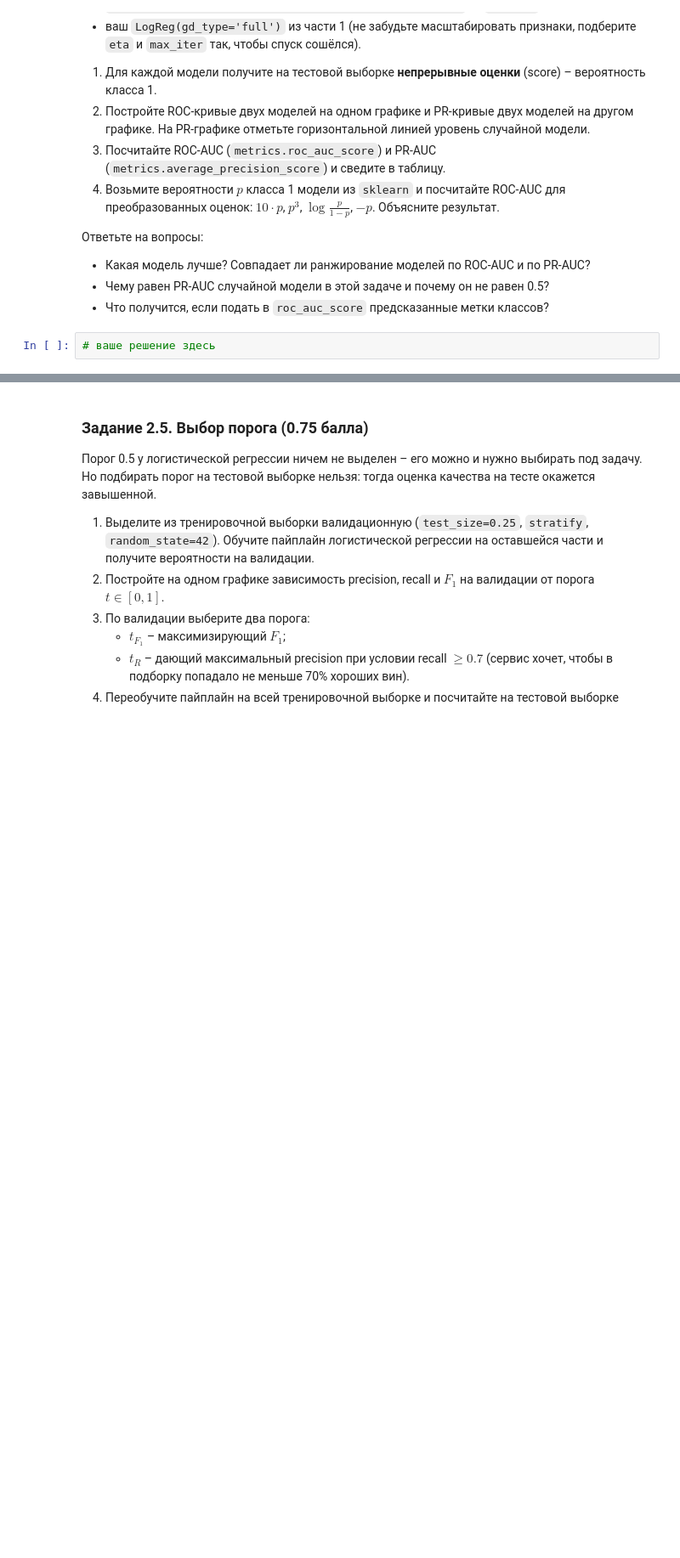
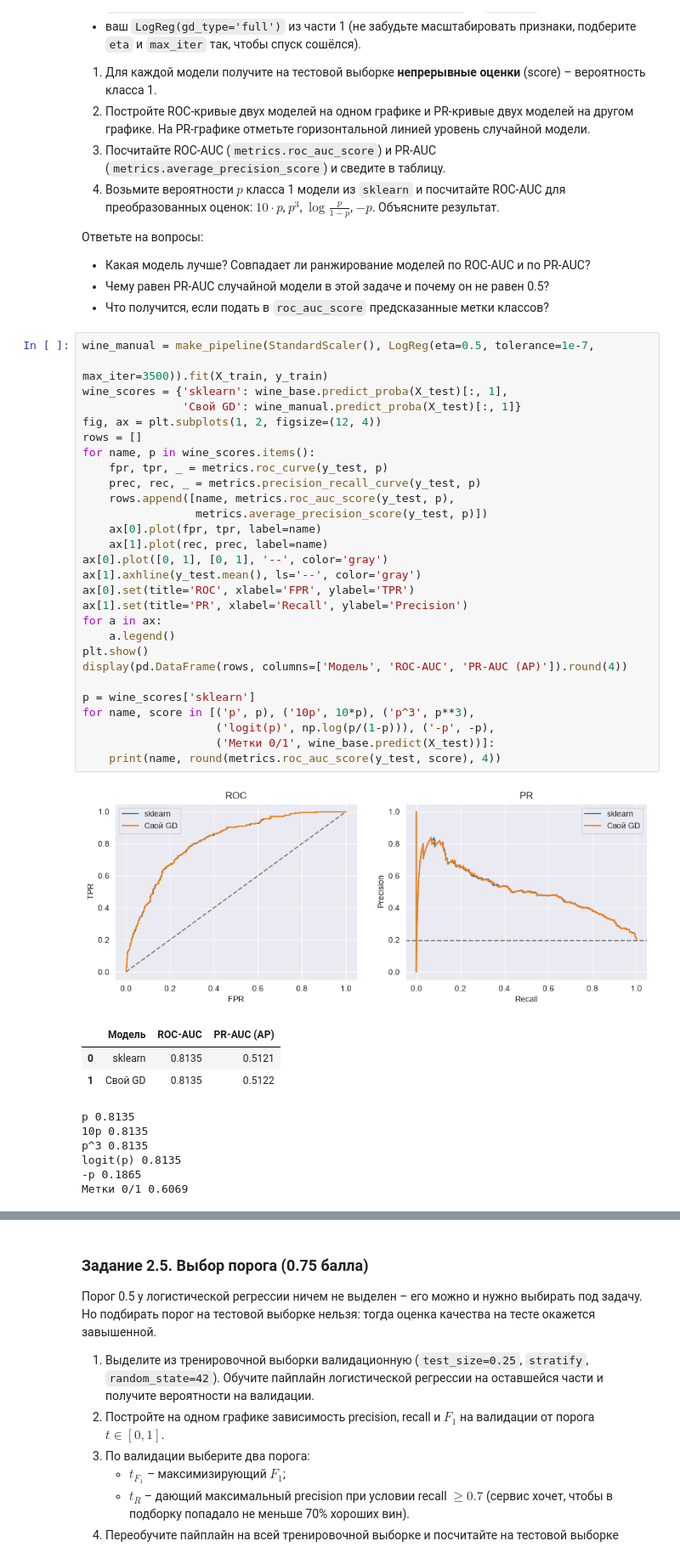
Before and after one commit to Rejep06/ml_hse_2026, a Jupyter notebook: homework/hw_3/HW3_MMDA.ipynb, the cells around one changed output, grey strips where cells are left out. Shown at 85% size. Cells and saved outputs as stored; diff of their text form; blank space fills up the shorter version.

```diff
--- a/homework/hw_3/HW3_MMDA.ipynb
+++ b/homework/hw_3/HW3_MMDA.ipynb
@@ -316,5 +507,42 @@ $$F_{\beta} = (1 + \beta^2)\frac{\text{Precision} \cdot \text{Recall}}{\beta^2 \
 - Чему равен PR-AUC случайной модели в этой задаче и почему он не равен 0.5?
 - Что получится, если подать в `roc_auc_score` предсказанные метки классов?
 # %%
-# ваше решение здесь
+wine_manual = make_pipeline(StandardScaler(), LogReg(eta=0.5, tolerance=1e-7,
+                                                          max_iter=3500)).fit(X_train, y_train)
+wine_scores = {'sklearn': wine_base.predict_proba(X_test)[:, 1],
+               'Свой GD': wine_manual.predict_proba(X_test)[:, 1]}
+fig, ax = plt.subplots(1, 2, figsize=(12, 4))
+rows = []
+for name, p in wine_scores.items():
+    fpr, tpr, _ = metrics.roc_curve(y_test, p)
+    prec, rec, _ = metrics.precision_recall_curve(y_test, p)
+    rows.append([name, metrics.roc_auc_score(y_test, p),
+                 metrics.average_precision_score(y_test, p)])
+    ax[0].plot(fpr, tpr, label=name)
+    ax[1].plot(rec, prec, label=name)
+ax[0].plot([0, 1], [0, 1], '--', color='gray')
+ax[1].axhline(y_test.mean(), ls='--', color='gray')
+ax[0].set(title='ROC', xlabel='FPR', ylabel='TPR')
+ax[1].set(title='PR', xlabel='Recall', ylabel='Precision')
+for a in ax:
+    a.legend()
+plt.show()
+display(pd.DataFrame(rows, columns=['Модель', 'ROC-AUC', 'PR-AUC (AP)']).round(4))
+
+p = wine_scores['sklearn']
+for name, score in [('p', p), ('10p', 10*p), ('p^3', p**3),
+                    ('logit(p)', np.log(p/(1-p))), ('-p', -p),
+                    ('Метки 0/1', wine_base.predict(X_test))]:
+    print(name, round(metrics.roc_auc_score(y_test, score), 4))
+# %% [output]
+[figure, added]
+|  | Модель | ROC-AUC | PR-AUC (AP) |
+| 0 | sklearn | 0.8135 | 0.5121 |
+| 1 | Свой GD | 0.8135 | 0.5122 |
+p 0.8135
+10p 0.8135
+p^3 0.8135
+logit(p) 0.8135
+-p 0.1865
+Метки 0/1 0.6069
 # %% [markdown]
```
Also changed, not shown: parts of 29 cells of this notebook, 7 other files.
